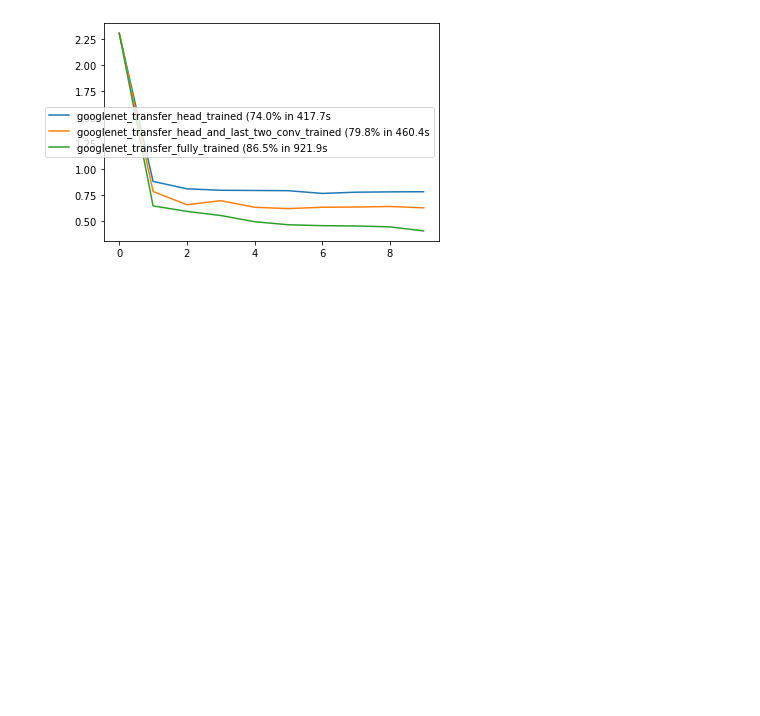
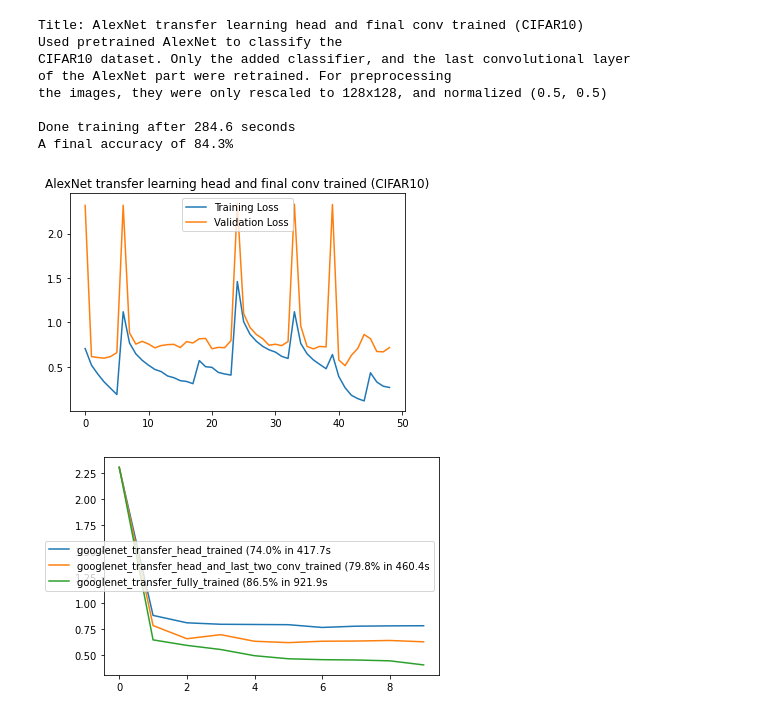
Before and after one commit to pvdklei/modelsmakemodels, a Jupyter notebook: pepijn/compare_transfer_tactics.ipynb, the cells around one changed output. Drawn from its saved outputs; the diff is of its cells as text; code cells hidden in the pictures; blank space fills up the shorter version.

```diff
--- a/pepijn/compare_transfer_tactics.ipynb
+++ b/pepijn/compare_transfer_tactics.ipynb
@@ -13,3 +22,16 @@ resnet.fc = nn.Sequential()
+# %%
+training = train.Training.load("comparisons/alexnet_cifar10_classification/alexnet_transfer_final_conv_and_head_trained")
+training.summary()
+# %% [output]
+Title: AlexNet transfer learning head and final conv trained (CIFAR10)
+Used pretrained AlexNet to classify the
+CIFAR10 dataset. Only the added classifier, and the last convolutional layer
+of the AlexNet part were retrained. For preprocessing
+the images, they were only rescaled to 128x128, and normalized (0.5, 0.5)
+
+Done training after 284.6 seconds
+A final accuracy of 84.3%
+[figure, added]
 # %%
 train = importlib.reload(train)
 
```
Also changed, not shown: parts of 2 cells of this notebook, 17 other files.
